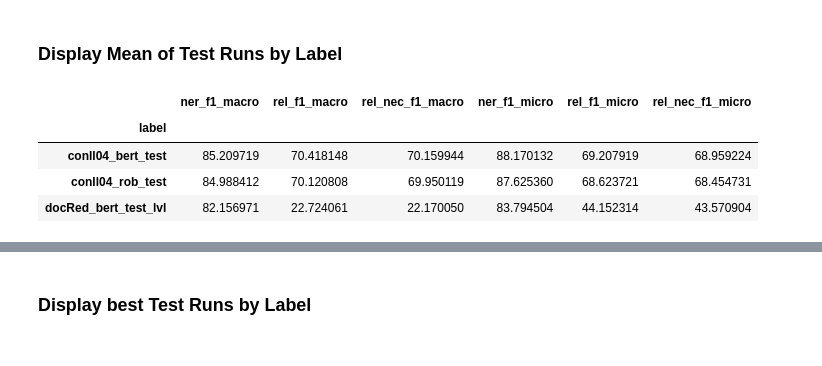
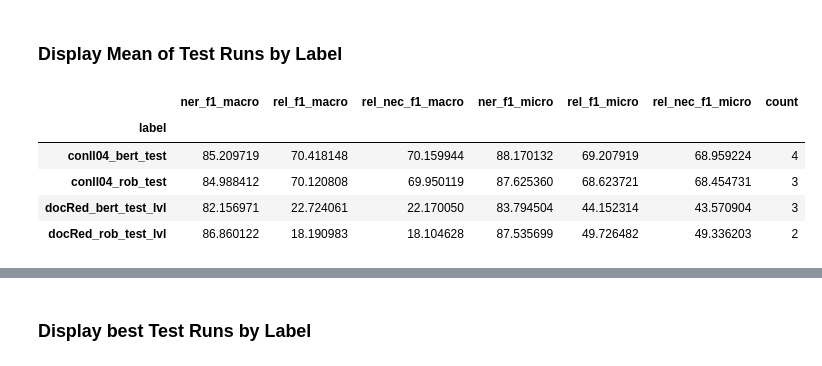
Before and after one commit to kamfonas/Poking_At_SpERT, a Jupyter notebook: notebooks/hyperparm_selection.ipynb, the cells around one changed output, grey strips where cells are left out. Saved outputs shown, nothing was run; the diff lists cells and outputs as text; code cells hidden in the pictures.

```diff
--- a/notebooks/hyperparm_selection.ipynb
+++ b/notebooks/hyperparm_selection.ipynb
@@ -349,10 +434,14 @@ exception ==> ../data/log/conll04_rob_test/2022-03-31_10.04.38.767961/eval_test.
 # %%
 # Averate results of all tested runs:
 means= pd.DataFrame(argEvalDF).groupby(by='label').mean(['ner_f1_macro','rel_f1_macro',	'rel_nec_f1_macro', 'ner_f1_micro','rel_f1_micro',	'rel_nec_f1_micro'])
-display(means[['ner_f1_macro','rel_f1_macro',	'rel_nec_f1_macro', 'ner_f1_micro','rel_f1_micro',	'rel_nec_f1_micro']])
+counts= pd.DataFrame(argEvalDF).groupby(by='label').count()
+counts=pd.DataFrame(counts['index']).rename(columns={'index':'count'})
+means= pd.concat([means[['ner_f1_macro','rel_f1_macro',	'rel_nec_f1_macro', 'ner_f1_micro','rel_f1_micro',	'rel_nec_f1_micro']],counts],axis=1)
+display(means)
 # %% [output]
-|  | ner_f1_macro | rel_f1_macro | rel_nec_f1_macro | ner_f1_micro | rel_f1_micro | rel_nec_f1_micro |
-| label |  |  |  |  |  |  |
-| conll04_bert_test | 85.209719 | 70.418148 | 70.159944 | 88.170132 | 69.207919 | 68.959224 |
-| conll04_rob_test | 84.988412 | 70.120808 | 69.950119 | 87.625360 | 68.623721 | 68.454731 |
-| docRed_bert_test_lvl | 82.156971 | 22.724061 | 22.170050 | 83.794504 | 44.152314 | 43.570904 |
+|  | ner_f1_macro | rel_f1_macro | rel_nec_f1_macro | ner_f1_micro | rel_f1_micro | rel_nec_f1_micro | count |
+| label |  |  |  |  |  |  |  |
+| conll04_bert_test | 85.209719 | 70.418148 | 70.159944 | 88.170132 | 69.207919 | 68.959224 | 4 |
+| conll04_rob_test | 84.988412 | 70.120808 | 69.950119 | 87.625360 | 68.623721 | 68.454731 | 3 |
+| docRed_bert_test_lvl | 82.156971 | 22.724061 | 22.170050 | 83.794504 | 44.152314 | 43.570904 | 3 |
+| docRed_rob_test_lvl | 86.860122 | 18.190983 | 18.104628 | 87.535699 | 49.726482 | 49.336203 | 2 |
```
Also changed, not shown: parts of 49 cells of this notebook, 41 other files.
